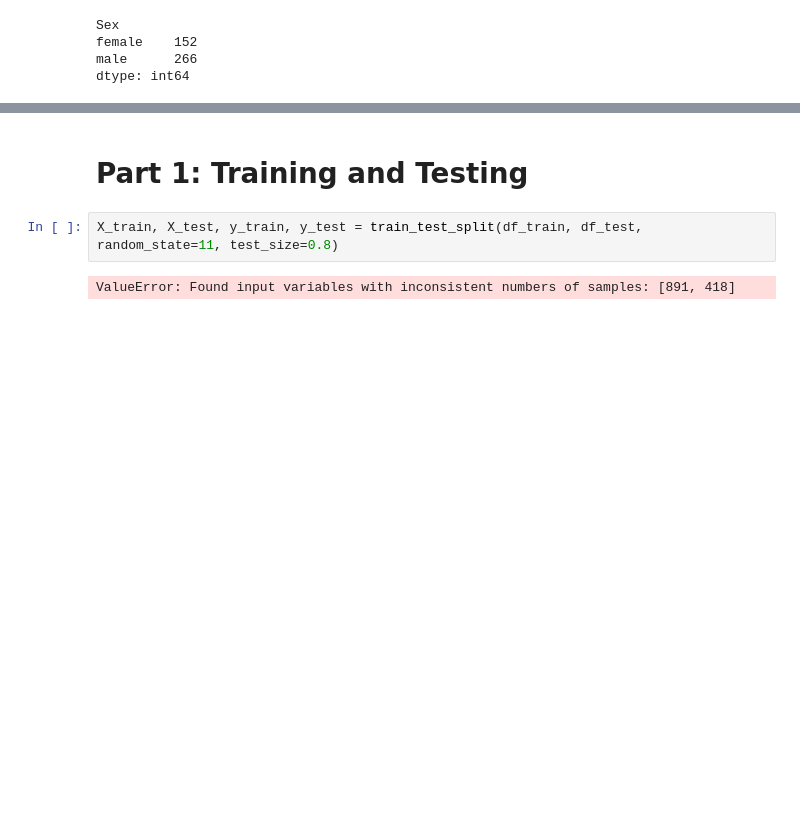
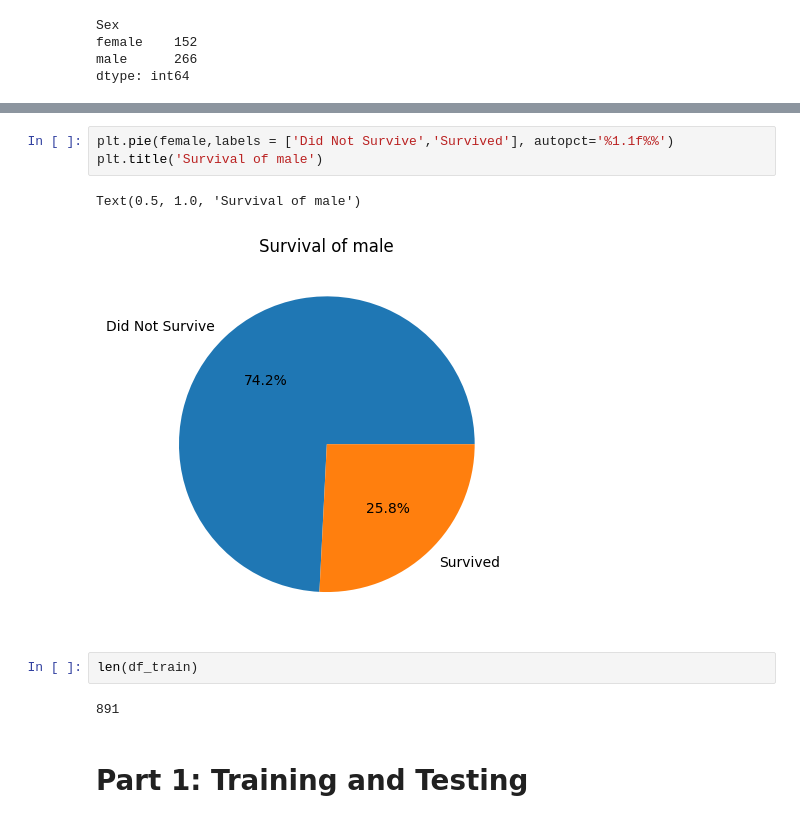
Before and after one commit to Zenon-Nowakowski/Kaggle-titanic, a Jupyter notebook: main.ipynb, the cells around one changed output, grey strips where cells are left out. Saved outputs shown, nothing was run; the diff lists cells and outputs as text; blank space fills up the shorter version.

```diff
--- a/main.ipynb
+++ b/main.ipynb
@@ -65,6 +99,12 @@ dtype: int64
+# %%
+plt.pie(female,labels = ['Did Not Survive','Survived'], autopct='%1.1f%%')
+plt.title('Survival of male')
+# %% [output]
+Text(0.5, 1.0, 'Survival of male')
+[figure, added]
+# %%
+len(df_train)
+# %% [output]
+891
 # %% [markdown]
 # Part 1: Training and Testing
-# %%
-X_train, X_test, y_train, y_test = train_test_split(df_train, df_test, random_state=11, test_size=0.8)
-# %% [output]
-ValueError: Found input variables with inconsistent numbers of samples: [891, 418]
```
Also changed, not shown: parts of 13 cells of this notebook, 1 other file.
